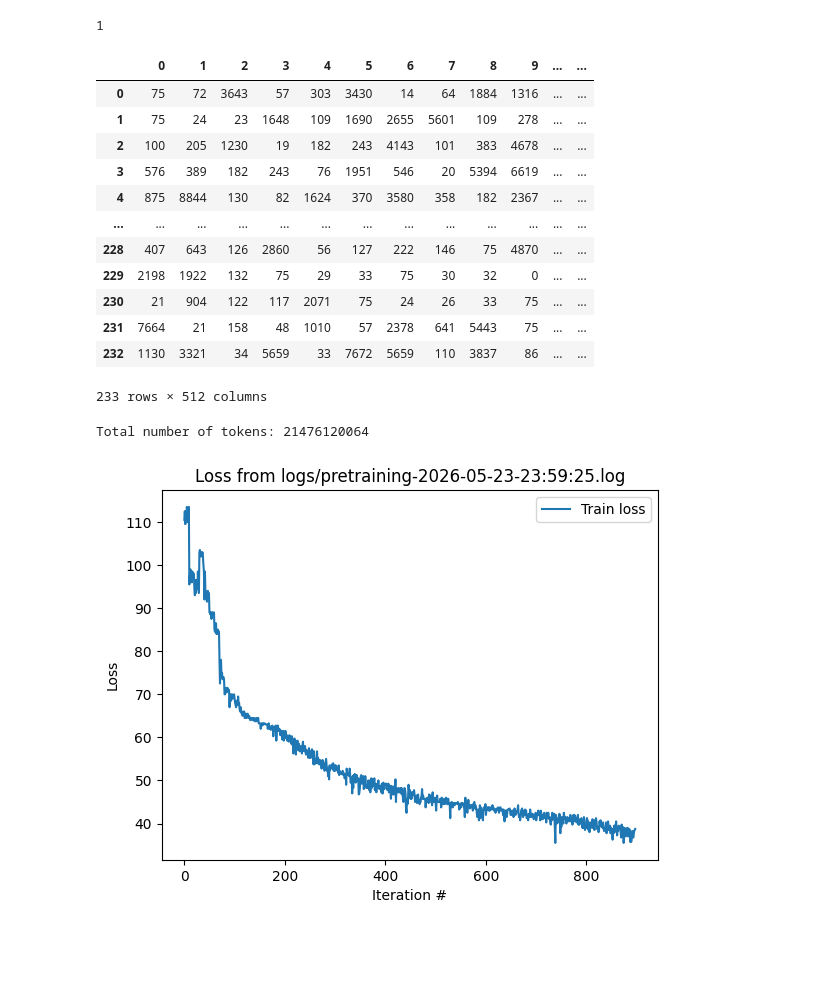
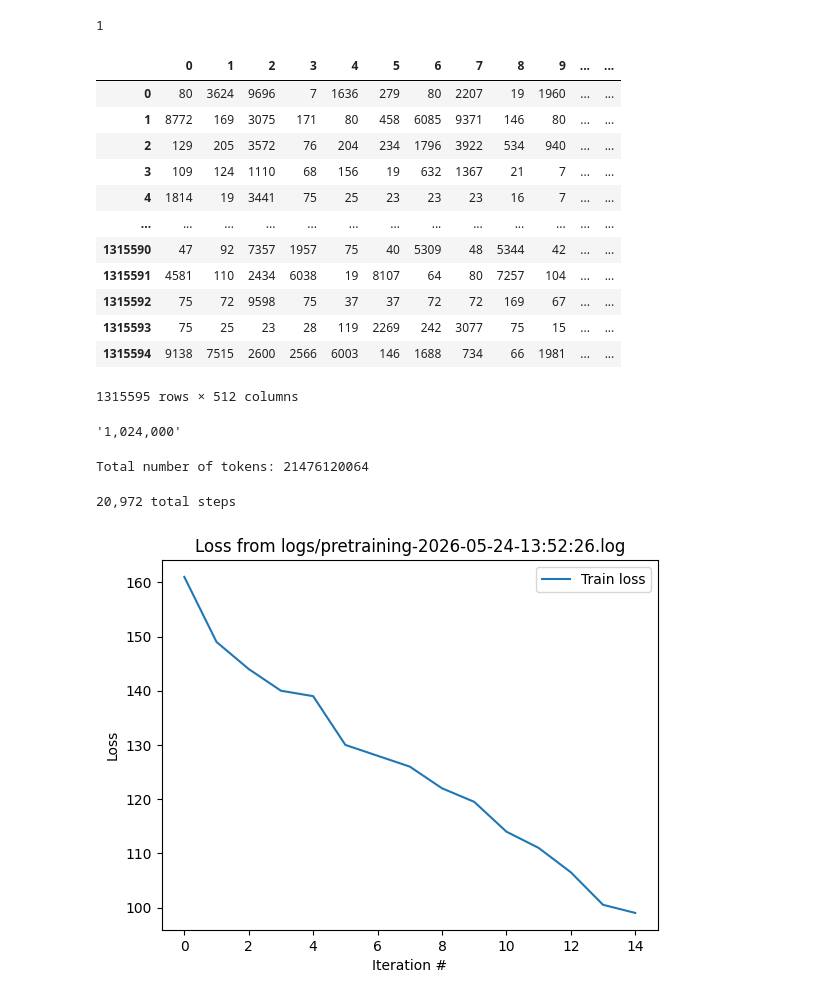
Before and after one commit to JackHanke/qt, a Jupyter notebook: workspace.ipynb, the cells around one changed output. Saved outputs shown, nothing was run; the diff lists cells and outputs as text; code cells hidden in the pictures; blank space fills up the shorter version.

```diff
--- a/workspace.ipynb
+++ b/workspace.ipynb
@@ -126,22 +126,26 @@ for file_name in training_files:
     df.to_parquet(DATA_ROOT / Path(f'{file_name}'))
 # %%
 DATA_ROOT = Path(f'data/train/')
-df = pd.read_parquet(DATA_ROOT / '012_00000.parquet')
+df = pd.read_parquet(DATA_ROOT / '000_00000.parquet')
 df
 # %% [output]
 |  | 0 | 1 | 2 | 3 | 4 | 5 | 6 | 7 | 8 | 9 | ... | ... |
-| 0 | 75 | 72 | 3643 | 57 | 303 | 3430 | 14 | 64 | 1884 | 1316 | ... | ... |
-| 1 | 75 | 24 | 23 | 1648 | 109 | 1690 | 2655 | 5601 | 109 | 278 | ... | ... |
-| 2 | 100 | 205 | 1230 | 19 | 182 | 243 | 4143 | 101 | 383 | 4678 | ... | ... |
-| 3 | 576 | 389 | 182 | 243 | 76 | 1951 | 546 | 20 | 5394 | 6619 | ... | ... |
-| 4 | 875 | 8844 | 130 | 82 | 1624 | 370 | 3580 | 358 | 182 | 2367 | ... | ... |
+| 0 | 80 | 3624 | 9696 | 7 | 1636 | 279 | 80 | 2207 | 19 | 1960 | ... | ... |
+| 1 | 8772 | 169 | 3075 | 171 | 80 | 458 | 6085 | 9371 | 146 | 80 | ... | ... |
+| 2 | 129 | 205 | 3572 | 76 | 204 | 234 | 1796 | 3922 | 534 | 940 | ... | ... |
+| 3 | 109 | 124 | 1110 | 68 | 156 | 19 | 632 | 1367 | 21 | 7 | ... | ... |
+| 4 | 1814 | 19 | 3441 | 75 | 25 | 23 | 23 | 23 | 16 | 7 | ... | ... |
 | ... | ... | ... | ... | ... | ... | ... | ... | ... | ... | ... | ... | ... |
-| 228 | 407 | 643 | 126 | 2860 | 56 | 127 | 222 | 146 | 75 | 4870 | ... | ... |
-| 229 | 2198 | 1922 | 132 | 75 | 29 | 33 | 75 | 30 | 32 | 0 | ... | ... |
-| 230 | 21 | 904 | 122 | 117 | 2071 | 75 | 24 | 26 | 33 | 75 | ... | ... |
-| 231 | 7664 | 21 | 158 | 48 | 1010 | 57 | 2378 | 641 | 5443 | 75 | ... | ... |
-| 232 | 1130 | 3321 | 34 | 5659 | 33 | 7672 | 5659 | 110 | 3837 | 86 | ... | ... |
+| 1315590 | 47 | 92 | 7357 | 1957 | 75 | 40 | 5309 | 48 | 5344 | 42 | ... | ... |
+| 1315591 | 4581 | 110 | 2434 | 6038 | 19 | 8107 | 64 | 80 | 7257 | 104 | ... | ... |
+| 1315592 | 75 | 72 | 9598 | 75 | 37 | 37 | 72 | 72 | 169 | 67 | ... | ... |
+| 1315593 | 75 | 25 | 23 | 28 | 119 | 2269 | 242 | 3077 | 75 | 15 | ... | ... |
+| 1315594 | 9138 | 7515 | 2600 | 2566 | 6003 | 146 | 1688 | 734 | 66 | 1981 | ... | ... |
-233 rows × 512 columns
+1315595 rows × 512 columns
+# %%
+f'{512*2000:,}'
+# %% [output]
+'1,024,000'
 # %%
 DATA_ROOT = Path(f'data/train/')
 training_files = sorted(os.listdir(DATA_ROOT))
@@ -156,29 +160,33 @@ for file_name in tqdm(training_files):
 print(f'Total number of tokens: {token_count:,}')
 # %% [output]
 Total number of tokens: 21476120064
+# %%
+print(f'{(21_476_120_064//(512*2_000)):,} total steps')
+# %% [output]
+20,972 total steps
 # %%
 import matplotlib.pyplot as plt
 
 def plot_from_logs(path: str):
     losses = []
     with open(path) as f:
         for line in f:
-            if ' train loss' in line:
+            if ' train loss' in line and 'done' in line:
                 words = line.split()
 
                 losses.append(float(words[-1]))
 
     losses = np.array(losses)
 
     plt.plot(np.arange(len(losses)), losses, label='Train loss')
     plt.xlabel('Iteration #')
     plt.ylabel('Loss')
     plt.title(f'Loss from {plot_path}')
     plt.legend()
     plt.show()
 
 files = [f'logs/{x}' for x in os.listdir('logs')]
 plot_path = max(files , key = os.path.getctime)
 plot_from_logs(plot_path)
 # %% [output]
-[figure, old version]
+[figure, new version]
```
Also changed, not shown: 4 other files.
